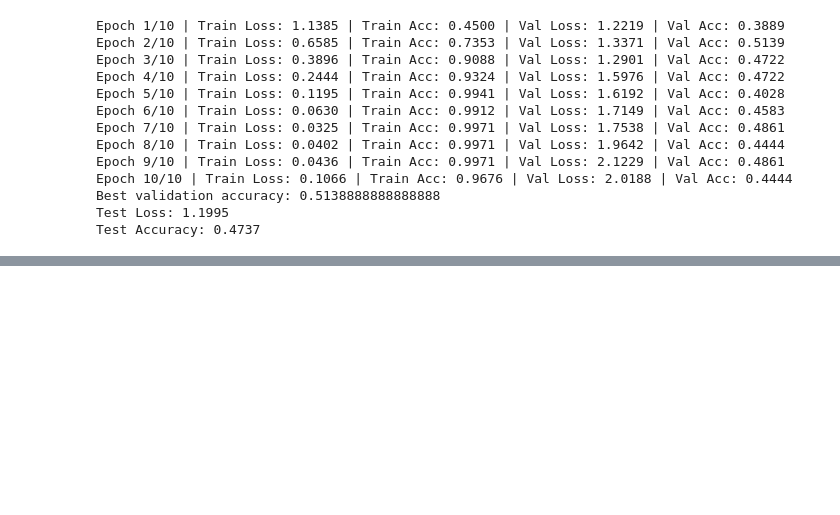
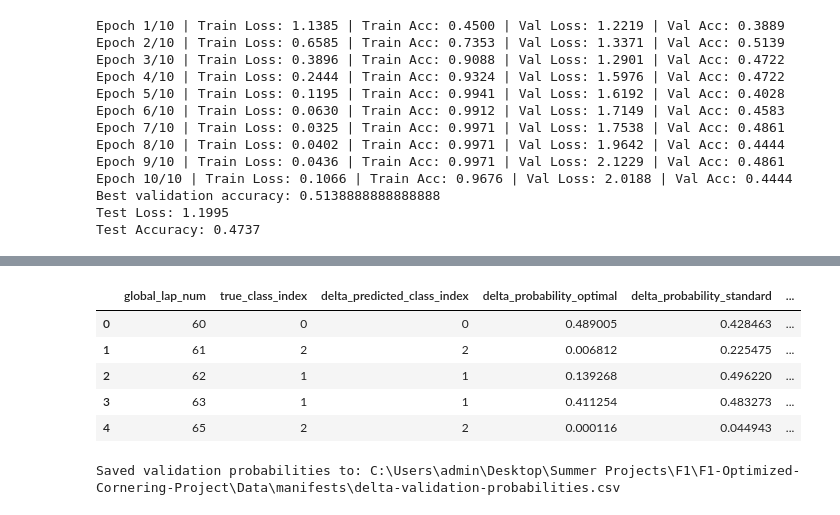
Before and after one commit to Prachet06/F1-Optimized-Cornering-Project, a Jupyter notebook: Code/Model.ipynb, the cells around one changed output, grey strips where cells are left out. Drawn from its saved outputs; the diff is of its cells as text; code cells hidden in the pictures; blank space fills up the shorter version.

```diff
--- a/Code/Model.ipynb
+++ b/Code/Model.ipynb
@@ -1647,3 +2055,52 @@ Test Accuracy: 0.4737
+# %%
+delta_validation_probability_df = pd.DataFrame({
+    "global_lap_num": (
+        delta_validation_df[
+            "global_lap_num"
+        ].to_numpy()
+    ),
+    "true_class_index": y_delta_validation,
+    "delta_predicted_class_index": (
+        delta_validation_predictions
+    ),
+    "delta_probability_optimal": (
+        delta_validation_probabilities[:, 0]
+    ),
+    "delta_probability_standard": (
+        delta_validation_probabilities[:, 1]
+    ),
+    "delta_probability_sub_standard": (
+        delta_validation_probabilities[:, 2]
+    ),
+})
+
+display(
+    delta_validation_probability_df.head()
+)
+# %% [output]
+|  | global_lap_num | true_class_index | delta_predicted_class_index | delta_probability_optimal | delta_probability_standard | ... |
+| 0 | 60 | 0 | 0 | 0.489005 | 0.428463 | ... |
+| 1 | 61 | 2 | 2 | 0.006812 | 0.225475 | ... |
+| 2 | 62 | 1 | 1 | 0.139268 | 0.496220 | ... |
+| 3 | 63 | 1 | 1 | 0.411254 | 0.483273 | ... |
+| 4 | 65 | 2 | 2 | 0.000116 | 0.044943 | ... |
+# %%
+delta_validation_probability_path = (
+    manifest_dir
+    / "delta-validation-probabilities.csv"
+)
+
+delta_validation_probability_df.to_csv(
+    delta_validation_probability_path,
+    index=False,
+)
+
+print(
+    "Saved validation probabilities to:",
+    delta_validation_probability_path,
+)
+# %% [output]
+Saved validation probabilities to: C:\Users\admin\Desktop\Summer Projects\F1\F1-Optimized-Cornering-Project\Data\manifests\delta-validation-probabilities.csv
 # %% [markdown]
 # Refined model direction
 
```
Also changed, not shown: parts of 17 cells of this notebook, 1 other file.
